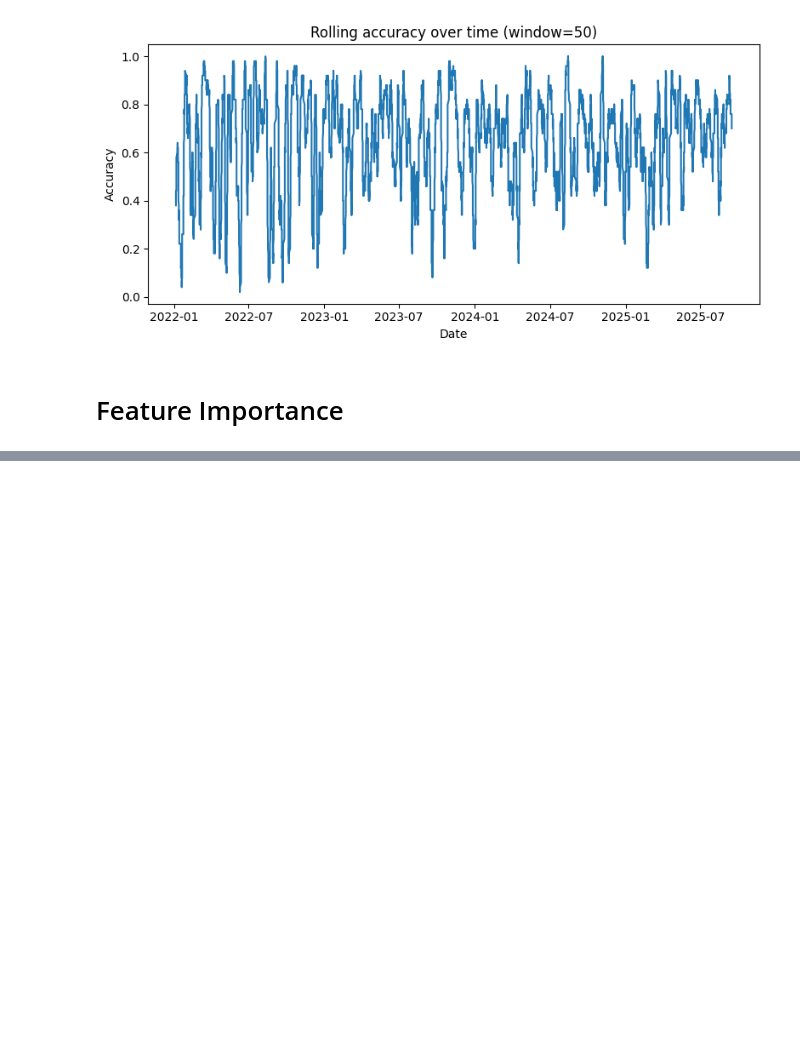
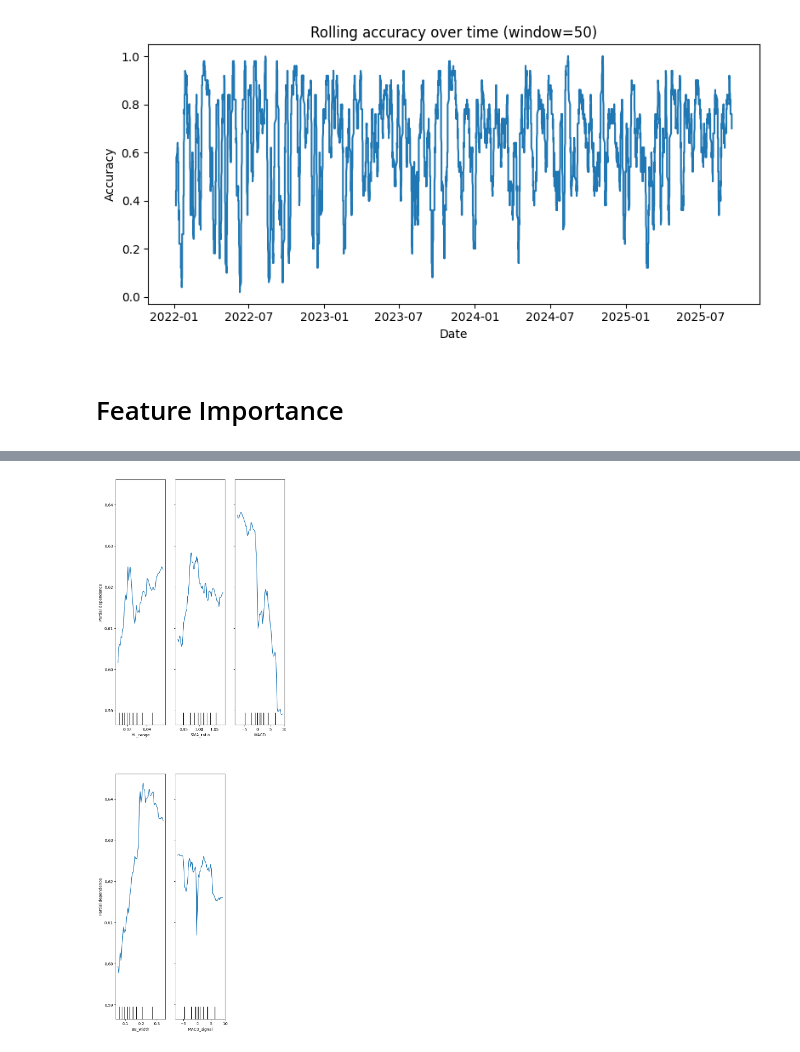
Before and after one commit to meaton96/StockPrediction, a Jupyter notebook: notebooks/04_RandomForest.ipynb, the cells around one changed output, grey strips where cells are left out. Cells and saved outputs as stored; diff of their text form; code cells hidden in the pictures; blank space fills up the shorter version.

```diff
--- a/notebooks/04_RandomForest.ipynb
+++ b/notebooks/04_RandomForest.ipynb
@@ -304,0 +288,24 @@ First few transformed names: ['Return_1d', 'SMA_5', 'SMA_20', 'SMA_ratio', 'RSI_
+# %%
+# 3) Partial dependence for a few key numeric features
+pdp_feats = [
+    'HL_range',
+    'SMA_ratio',
+    'MACD',
+    'BB_width',
+    'MACD_signal'
+    ]
+# filter to ones that actually exist in X_test
+#pdp_feats = [f for f in pdp_feats if f in X_test.columns]
+
+if pdp_feats:
+    plot_partial_dependence_top(
+        final_pipe,
+        X_test,
+        features=pdp_feats,
+        kind="average",
+        grid_resolution=60
+    )
+else:
+    print("No PDP features found among X_test columns; update pdp_feats.")
+# %% [output]
+[figure, added]
```
Also changed, not shown: parts of 2 cells of this notebook.
